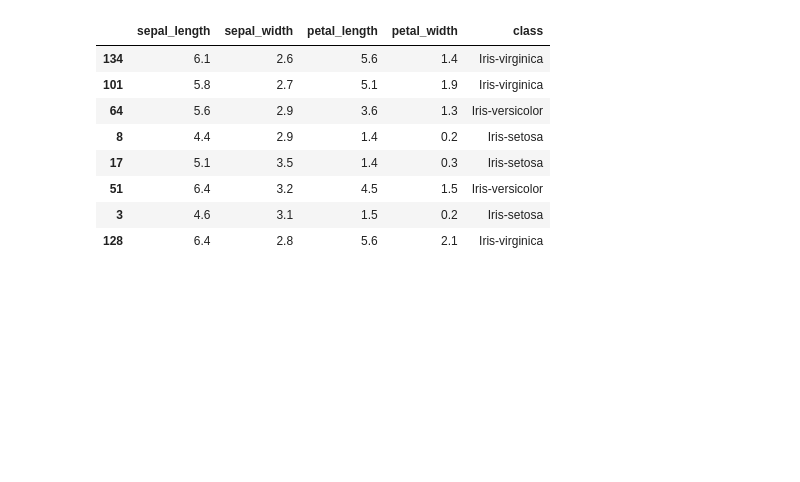
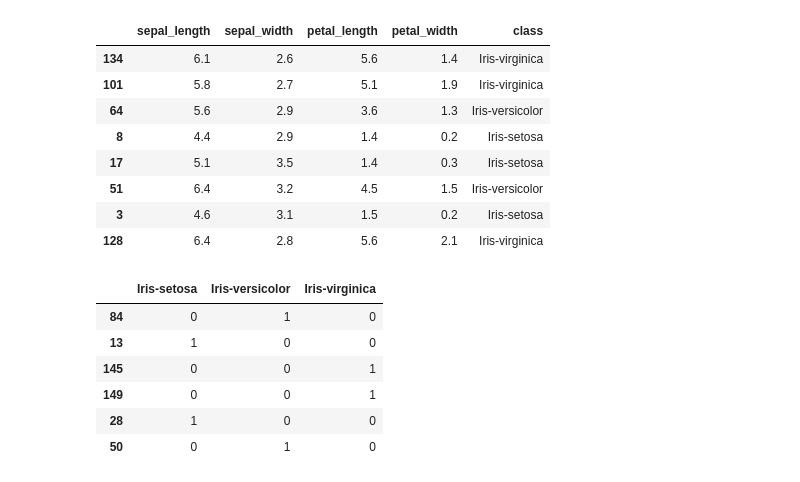
Before and after one commit to hackoregon/civicu-machine-learning, a Jupyter notebook: lessons/09-Neural-Nets/Single Neuron Linear Regression in Pure Python.ipynb, the cells around one changed output. Drawn from its saved outputs; the diff is of its cells as text; code cells hidden in the pictures; blank space fills up the shorter version.

```diff
--- a/lessons/09-Neural-Nets/Single Neuron Linear Regression in Pure Python.ipynb
+++ b/lessons/09-Neural-Nets/Single Neuron Linear Regression in Pure Python.ipynb
@@ -97,3 +97,14 @@ df.sample(8)
 | 51 | 6.4 | 3.2 | 4.5 | 1.5 | Iris-versicolor |
 | 3 | 4.6 | 3.1 | 1.5 | 0.2 | Iris-setosa |
 | 128 | 6.4 | 2.8 | 5.6 | 2.1 | Iris-virginica |
+# %%
+Y = pd.get_dummies(data=df['class'])
+Y.sample(6)
+# %% [output]
+|  | Iris-setosa | Iris-versicolor | Iris-virginica |
+| 84 | 0 | 1 | 0 |
+| 13 | 1 | 0 | 0 |
+| 145 | 0 | 0 | 1 |
+| 149 | 0 | 0 | 1 |
+| 28 | 1 | 0 | 0 |
+| 50 | 0 | 1 | 0 |
```
